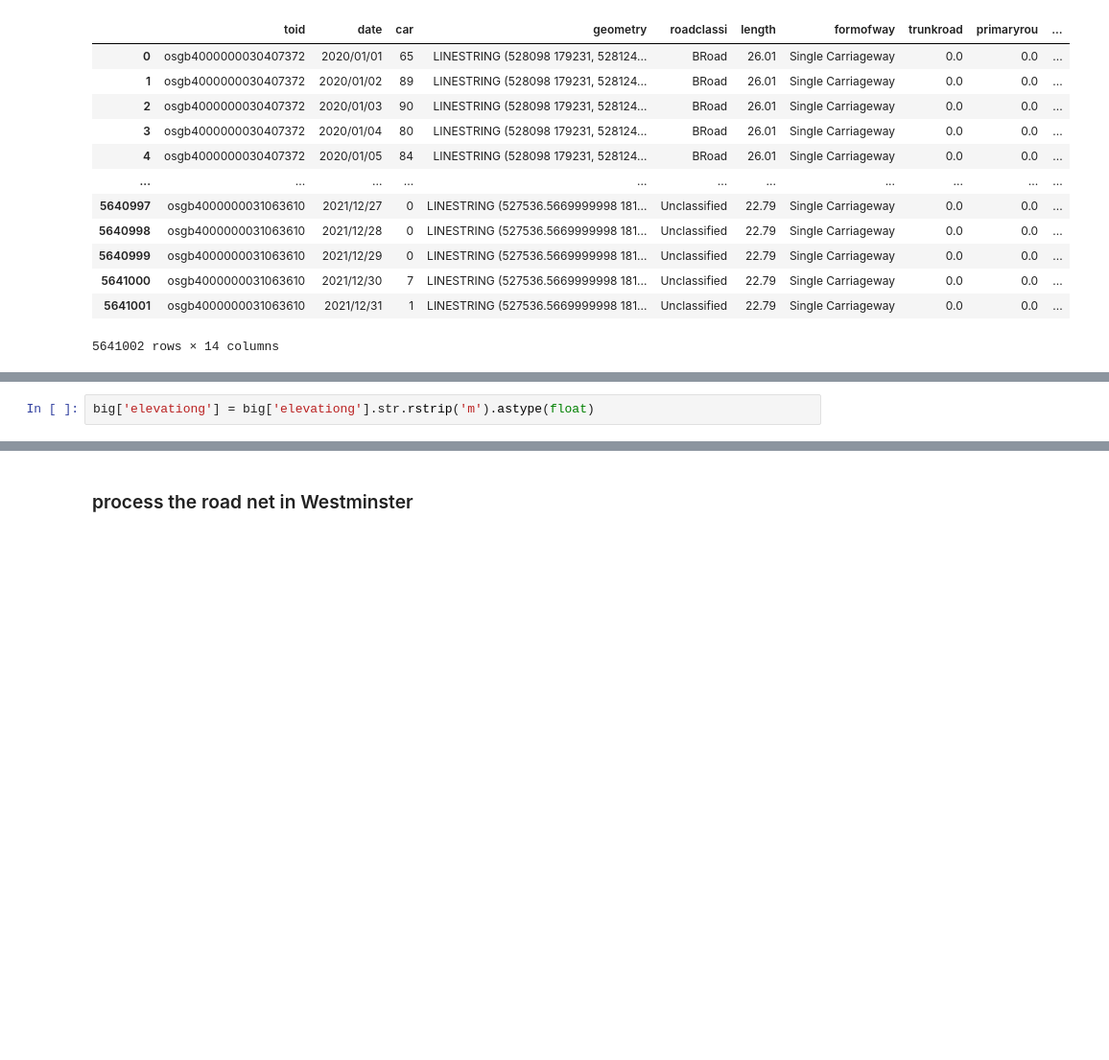
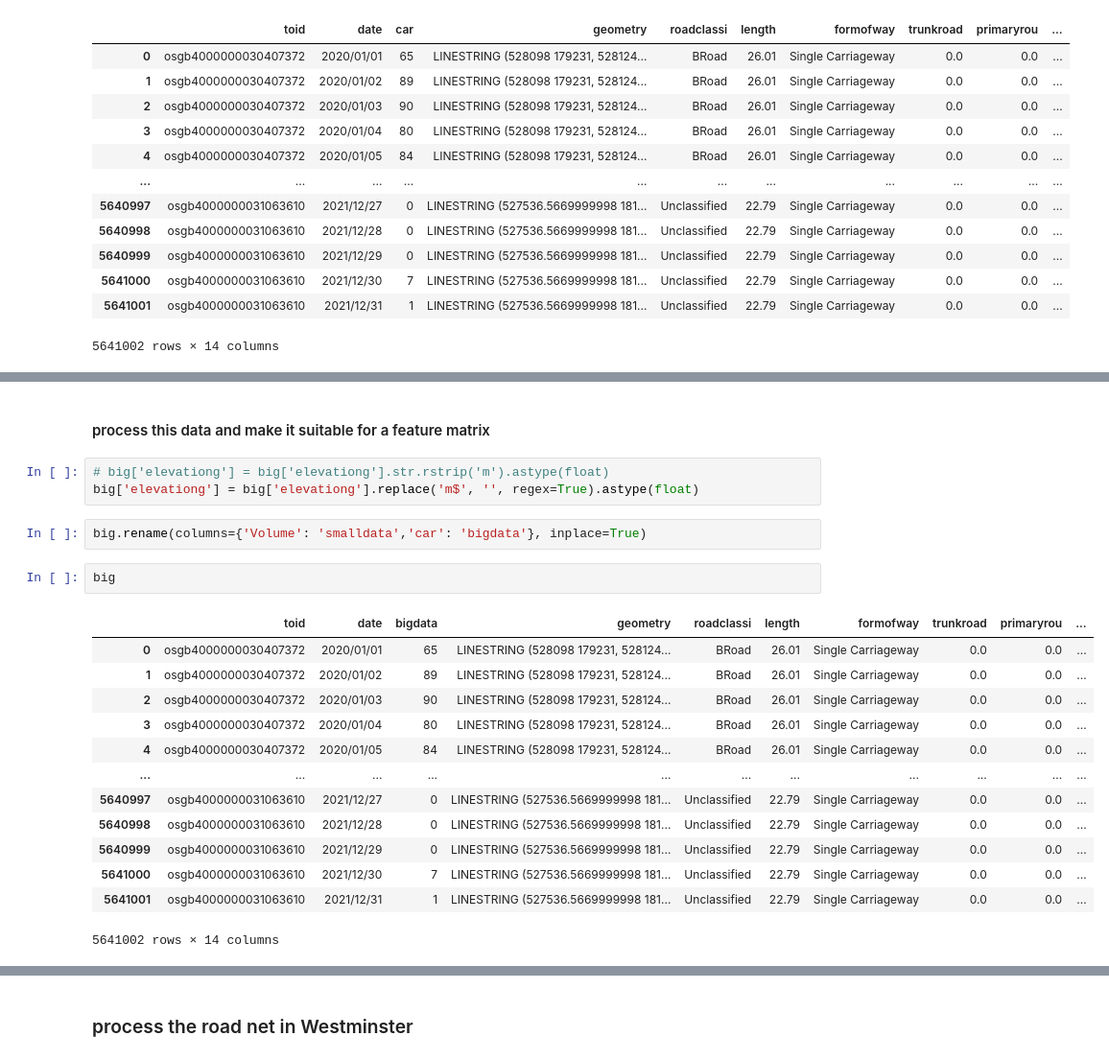
Before and after one commit to wwCARww/DissertationProject, a Jupyter notebook: codes/westminster_net.ipynb, the cells around one changed output, grey strips where cells are left out. Shown: that part at 96% size. Cells and saved outputs as stored; diff of their text form; blank space fills up the shorter version.

```diff
--- a/codes/westminster_net.ipynb
+++ b/codes/westminster_net.ipynb
@@ -140,2 +112,0 @@ Name: endgradese, dtype: int64
-# %%
-big['elevationg'] = big['elevationg'].str.rstrip('m').astype(float)
@@ -142,3 +138,26 @@ big['elevationg'] = big['elevationg'].str.rstrip('m').astype(float)
+# %% [markdown]
+####  process this data and make it suitable for a feature matrix
+# %%
+# big['elevationg'] = big['elevationg'].str.rstrip('m').astype(float)
+big['elevationg'] = big['elevationg'].replace('m$', '', regex=True).astype(float)
+# %%
+big.rename(columns={'Volume': 'smalldata','car': 'bigdata'}, inplace=True)
+# %%
+big
+# %% [output]
+|  | toid | date | bigdata | geometry | roadclassi | length | formofway | trunkroad | primaryrou | ... |
+| 0 | osgb4000000030407372 | 2020/01/01 | 65 | LINESTRING (528098 179231, 528124... | BRoad | 26.01 | Single Carriageway | 0.0 | 0.0 | ... |
+| 1 | osgb4000000030407372 | 2020/01/02 | 89 | LINESTRING (528098 179231, 528124... | BRoad | 26.01 | Single Carriageway | 0.0 | 0.0 | ... |
+| 2 | osgb4000000030407372 | 2020/01/03 | 90 | LINESTRING (528098 179231, 528124... | BRoad | 26.01 | Single Carriageway | 0.0 | 0.0 | ... |
+| 3 | osgb4000000030407372 | 2020/01/04 | 80 | LINESTRING (528098 179231, 528124... | BRoad | 26.01 | Single Carriageway | 0.0 | 0.0 | ... |
+| 4 | osgb4000000030407372 | 2020/01/05 | 84 | LINESTRING (528098 179231, 528124... | BRoad | 26.01 | Single Carriageway | 0.0 | 0.0 | ... |
+| ... | ... | ... | ... | ... | ... | ... | ... | ... | ... | ... |
+| 5640997 | osgb4000000031063610 | 2021/12/27 | 0 | LINESTRING (527536.5669999998 181... | Unclassified | 22.79 | Single Carriageway | 0.0 | 0.0 | ... |
+| 5640998 | osgb4000000031063610 | 2021/12/28 | 0 | LINESTRING (527536.5669999998 181... | Unclassified | 22.79 | Single Carriageway | 0.0 | 0.0 | ... |
+| 5640999 | osgb4000000031063610 | 2021/12/29 | 0 | LINESTRING (527536.5669999998 181... | Unclassified | 22.79 | Single Carriageway | 0.0 | 0.0 | ... |
+| 5641000 | osgb4000000031063610 | 2021/12/30 | 7 | LINESTRING (527536.5669999998 181... | Unclassified | 22.79 | Single Carriageway | 0.0 | 0.0 | ... |
+| 5641001 | osgb4000000031063610 | 2021/12/31 | 1 | LINESTRING (527536.5669999998 181... | Unclassified | 22.79 | Single Carriageway | 0.0 | 0.0 | ... |
+5641002 rows × 14 columns
 # %%
 # Separate out the categorical columns
 categorical_columns = ['roadclassi', 'formofway', 'directiona']
```
Also changed, not shown: parts of 22 cells of this notebook.
